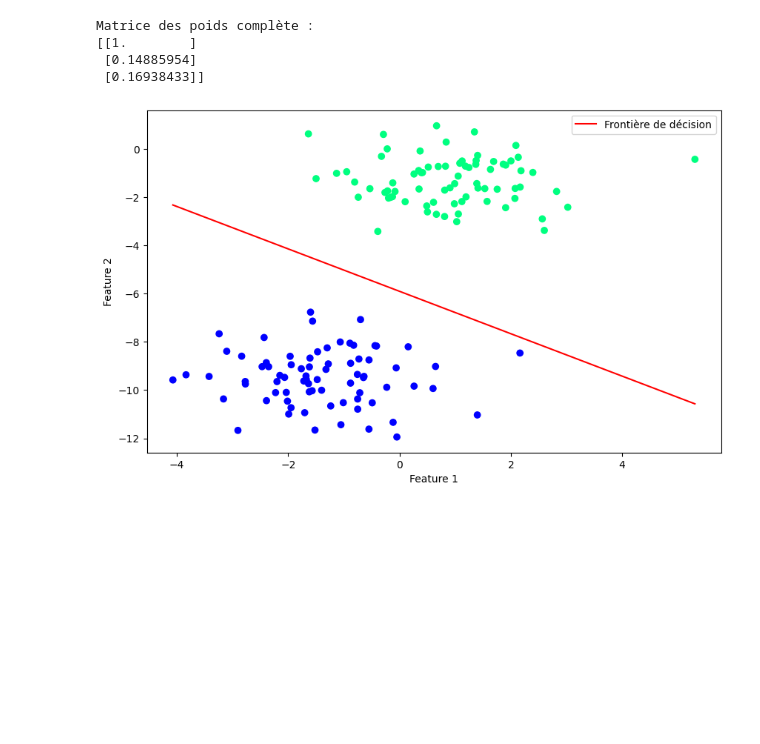
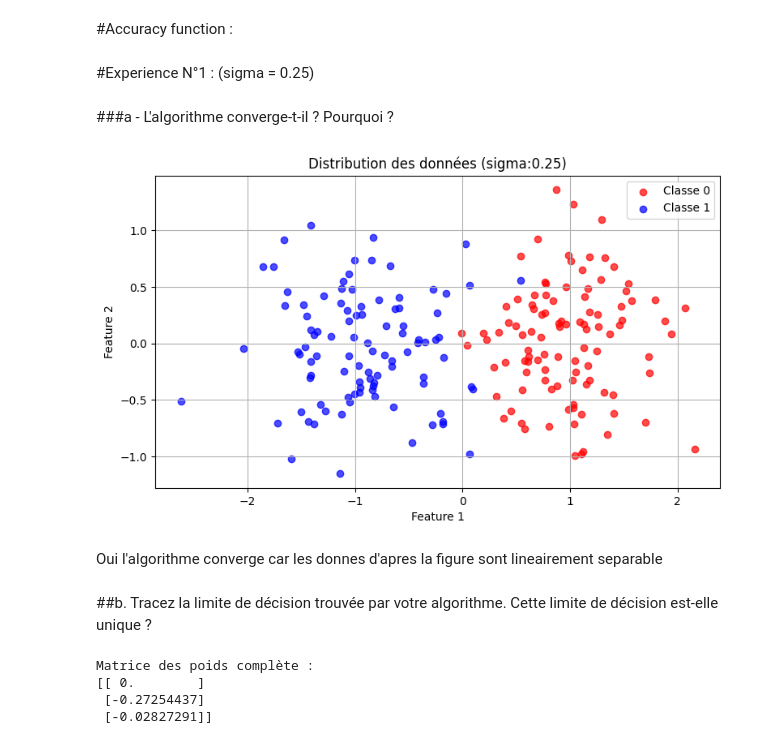
Before and after one commit to MuYing-11/Deep-Learning, a Jupyter notebook: Lab1/perceptron.ipynb, the cells around one changed output. Saved outputs shown, nothing was run; the diff lists cells and outputs as text; code cells hidden in the pictures; blank space fills up the shorter version.

Commit message:
added the perceptron manipulation

```diff
--- a/Lab1/perceptron.ipynb
+++ b/Lab1/perceptron.ipynb
@@ -5,11 +5,0 @@ import matplotlib.pyplot as plt
-# %%
-X, y = datasets.make_blobs (n_samples=150, n_features=2,
- centers=2, cluster_std=1.05,
-random_state=2)
-#Plotting
-fig = plt.figure(figsize=(8,4))
-plt.plot(X[:, 0][y == 0], X[:, 1][y == 0], 'r^')
-plt.plot(X[:, 0][y == 1], X[:, 1][y == 1], 'bs')
-plt.xlabel("feature 1")
-plt.ylabel("feature 2")
-plt.title('Random Classification Data with 2 classes')
@@ -20,0 +26,4 @@ Text(0.5, 1.0, 'Random Classification Data with 2 classes')
+# %%
+# Splitting (80% train, 20% test)
+def split_data(X, y):
+    return train_test_split(X, y, test_size=0.2, random_state=42)
@@ -20,0 +32,17 @@ Text(0.5, 1.0, 'Random Classification Data with 2 classes')
+# %%
+
+def plot_data(X, y,sigma):
+
+ plt.figure(figsize=(9, 5))
+ # Plot data for Class 0
+ plt.scatter(X[y == 0, 0], X[y == 0, 1], label='Classe 0', alpha=0.7, c='red')
+
+ # Plot data for Class 1
+ plt.scatter(X[y == 1, 0], X[y == 1, 1], label='Classe 1', alpha=0.7, c='blue')
+
+ plt.title(f'Distribution des données (sigma:{sigma})')
+ plt.xlabel('Feature 1')
+ plt.ylabel('Feature 2')
+ plt.legend()
+ plt.grid(True)
+ plt.show()
@@ -78,3 +165,5 @@ def plot_decision_boundary(X, y, w):
     plt.ylabel("Feature 2")
     plt.legend()
     plt.show()
+# %% [markdown]
+#Accuracy function :
@@ -81,15 +187,27 @@ def plot_decision_boundary(X, y, w):
+# %% [markdown]
+#Experience N°1 : (sigma = 0.25)
+# %% [markdown]
+###a - L'algorithme converge-t-il ? Pourquoi ?
+# %%
+
+#Donnés de entrainement
+X,y = generate_data(0.25)
+X_train, X_test, y_train, y_test = split_data(X, y)
+plot_data(X_train,y_train,0.25)
+# %% [output]
+[figure, added]
+# %% [markdown]
+Oui l'algorithme converge car les donnes d'apres la figure sont lineairement separable
+# %% [markdown]
+##b. Tracez la limite de décision trouvée par votre algorithme. Cette limite de décision est-elle unique ?
 # %%
-# Entraînement (exemple)
-w, errors = perceptron(X, y, lr=0.1, epochs=10)
+## Entraînement
+w, errors = perceptron(X_train, y_train, lr=0.1, epochs=10)
 
 print("Matrice des poids complète :")
 print(w)
 # %% [output]
 Matrice des poids complète :
-[[1.        ]
- [0.14885954]
- [0.16938433]]
+[[ 0.        ]
+ [-0.27254437]
+ [-0.02827291]]
-# %%
-plot_decision_boundary(X,y,w)
-# %% [output]
-[figure, removed]
```
Also changed, not shown: parts of 40 cells of this notebook.
